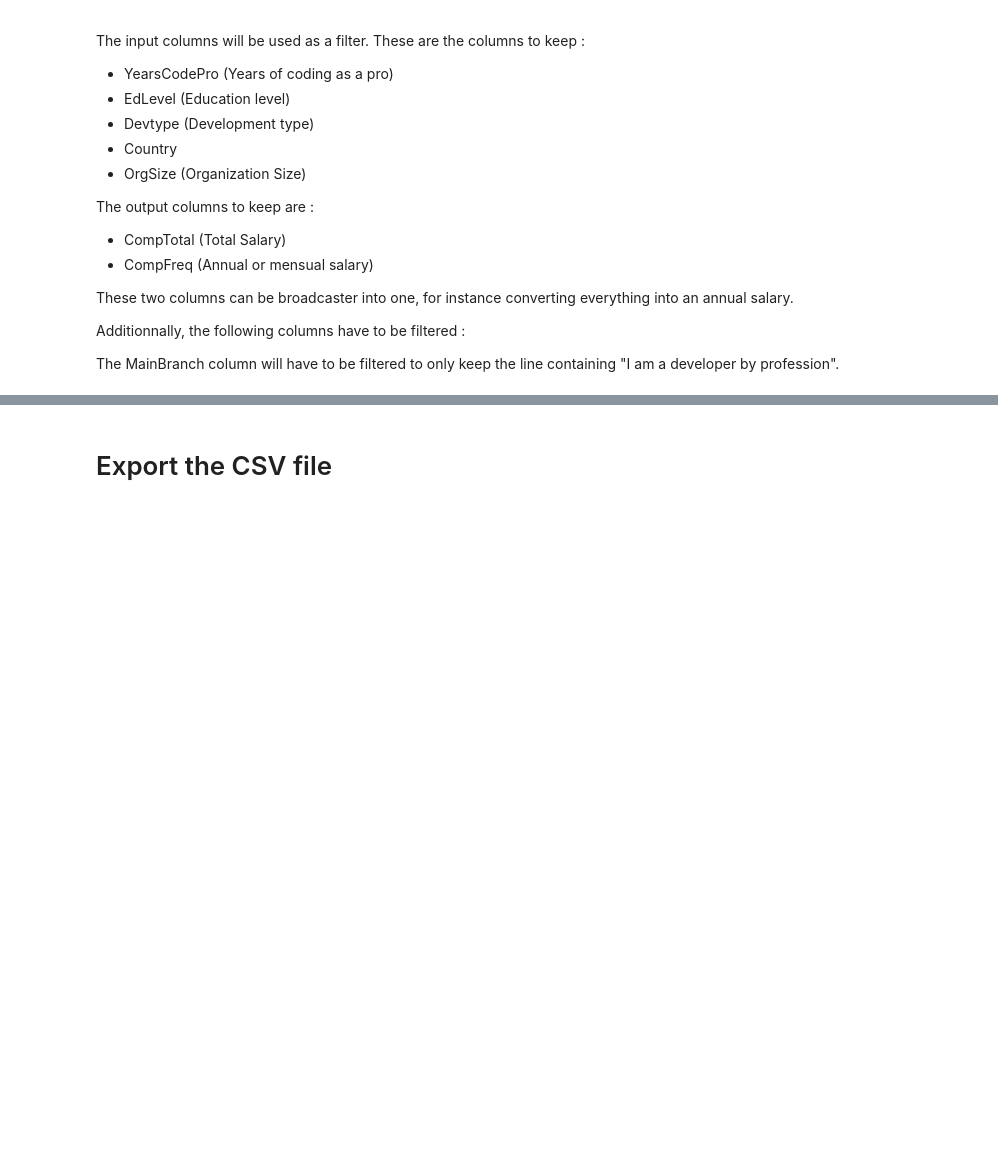
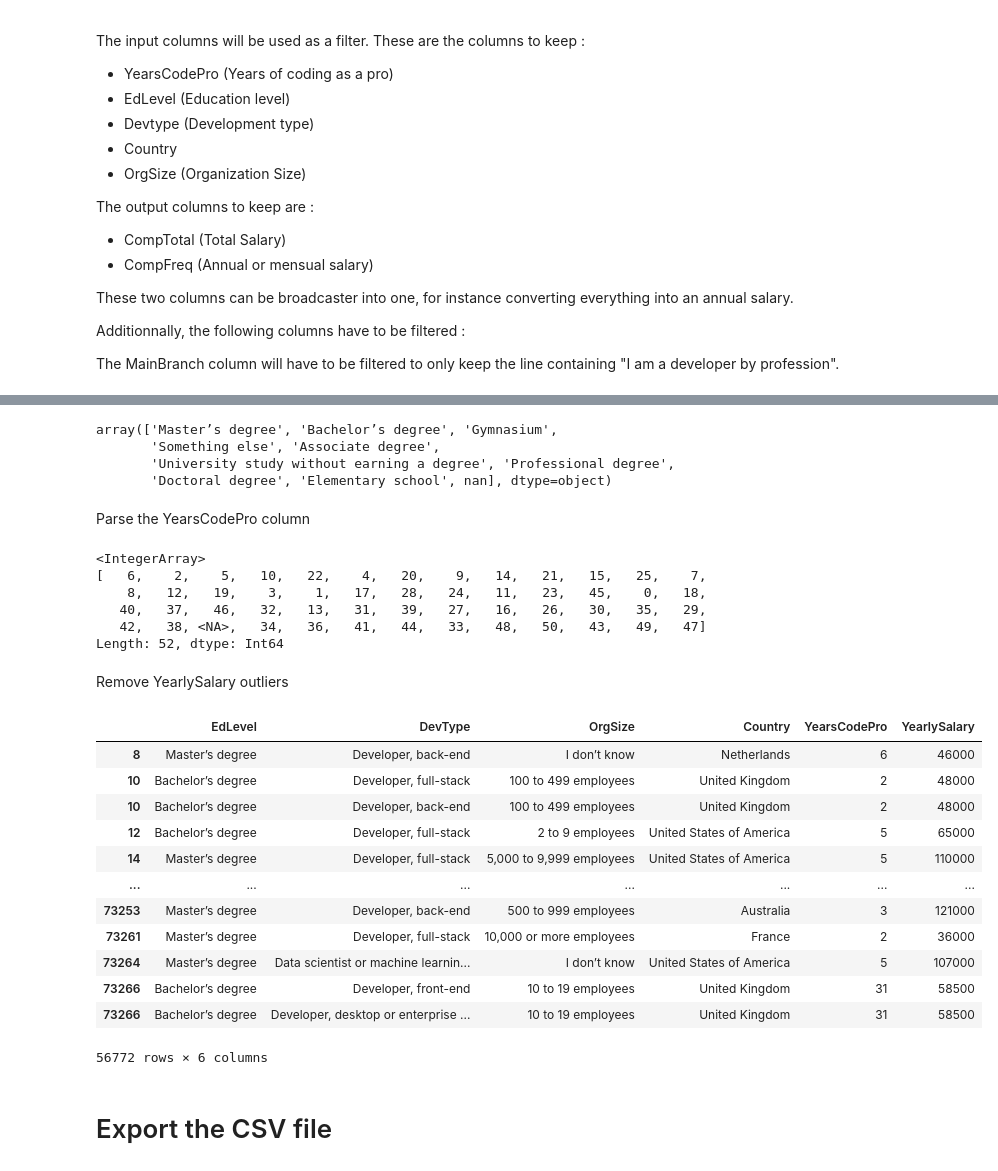
Before and after one commit to alphasigma25/VI-2022, a Jupyter notebook: data-engineering.ipynb, the cells around one changed output, grey strips where cells are left out. Drawn from its saved outputs; the diff is of its cells as text; code cells hidden in the pictures; blank space fills up the shorter version.

```diff
--- a/data-engineering.ipynb
+++ b/data-engineering.ipynb
@@ -143,0 +146,15 @@ df_features
+# %%
+df_features['EdLevel'] = df_features['EdLevel'].replace(to_replace="Master’s degree (M.A., M.S., M.Eng., MBA, etc.)", value='Master’s degree')
+df_features['EdLevel'] = df_features['EdLevel'].replace(to_replace="Bachelor’s degree (B.A., B.S., B.Eng., etc.)", value='Bachelor’s degree')
+df_features['EdLevel'] = df_features['EdLevel'].replace(to_replace="Secondary school (e.g. American high school, German Realschule or Gymnasium, etc.)", value='Gymnasium')
+df_features['EdLevel'] = df_features['EdLevel'].replace(to_replace="Some college/university study without earning a degree", value='University study without earning a degree')
+df_features['EdLevel'] = df_features['EdLevel'].replace(to_replace="Associate degree (A.A., A.S., etc.)", value='Associate degree')
+df_features['EdLevel'] = df_features['EdLevel'].replace(to_replace="Professional degree (JD, MD, etc.)", value='Professional degree')
+df_features['EdLevel'] = df_features['EdLevel'].replace(to_replace="Other doctoral degree (Ph.D., Ed.D., etc.)", value='Doctoral degree')
+df_features['EdLevel'] = df_features['EdLevel'].replace(to_replace="Primary/elementary school", value='Elementary school')
+df_features['EdLevel'].unique()
+# %% [output]
+array(['Master’s degree', 'Bachelor’s degree', 'Gymnasium',
+       'Something else', 'Associate degree',
+       'University study without earning a degree', 'Professional degree',
+       'Doctoral degree', 'Elementary school', nan], dtype=object)
@@ -144,3 +163,35 @@ df_features
+# %% [markdown]
+Parse the YearsCodePro column
+# %%
+df_features['YearsCodePro'] = df_features['YearsCodePro'].str.replace('Less than 1 year', '0')
+df_features['YearsCodePro'] = df_features['YearsCodePro'].str.replace('More than 50 years', '50')
+df_features['YearsCodePro'] = pd.to_numeric(df_features['YearsCodePro'], downcast='integer').astype('Int64')
+df_features['YearsCodePro'].unique()
+# %% [output]
+<IntegerArray>
+[   6,    2,    5,   10,   22,    4,   20,    9,   14,   21,   15,   25,    7,
+    8,   12,   19,    3,    1,   17,   28,   24,   11,   23,   45,    0,   18,
+   40,   37,   46,   32,   13,   31,   39,   27,   16,   26,   30,   35,   29,
+   42,   38, <NA>,   34,   36,   41,   44,   33,   48,   50,   43,   49,   47]
+Length: 52, dtype: Int64
+# %% [markdown]
+Remove YearlySalary outliers
+# %%
+df_features
+# %% [output]
+|  | EdLevel | DevType | OrgSize | Country | YearsCodePro | YearlySalary |
+| 8 | Master’s degree | Developer, back-end | I don’t know | Netherlands | 6 | 46000 |
+| 10 | Bachelor’s degree | Developer, full-stack | 100 to 499 employees | United Kingdom | 2 | 48000 |
+| 10 | Bachelor’s degree | Developer, back-end | 100 to 499 employees | United Kingdom | 2 | 48000 |
+| 12 | Bachelor’s degree | Developer, full-stack | 2 to 9 employees | United States of America | 5 | 65000 |
+| 14 | Master’s degree | Developer, full-stack | 5,000 to 9,999 employees | United States of America | 5 | 110000 |
+| ... | ... | ... | ... | ... | ... | ... |
+| 73253 | Master’s degree | Developer, back-end | 500 to 999 employees | Australia | 3 | 121000 |
+| 73261 | Master’s degree | Developer, full-stack | 10,000 or more employees | France | 2 | 36000 |
+| 73264 | Master’s degree | Data scientist or machine learnin... | I don’t know | United States of America | 5 | 107000 |
+| 73266 | Bachelor’s degree | Developer, front-end | 10 to 19 employees | United Kingdom | 31 | 58500 |
+| 73266 | Bachelor’s degree | Developer, desktop or enterprise ... | 10 to 19 employees | United Kingdom | 31 | 58500 |
+56772 rows × 6 columns
 # %% [markdown]
 # Export the CSV file
 # %%
```
Also changed, not shown: parts of 6 cells of this notebook, 3 other files.
